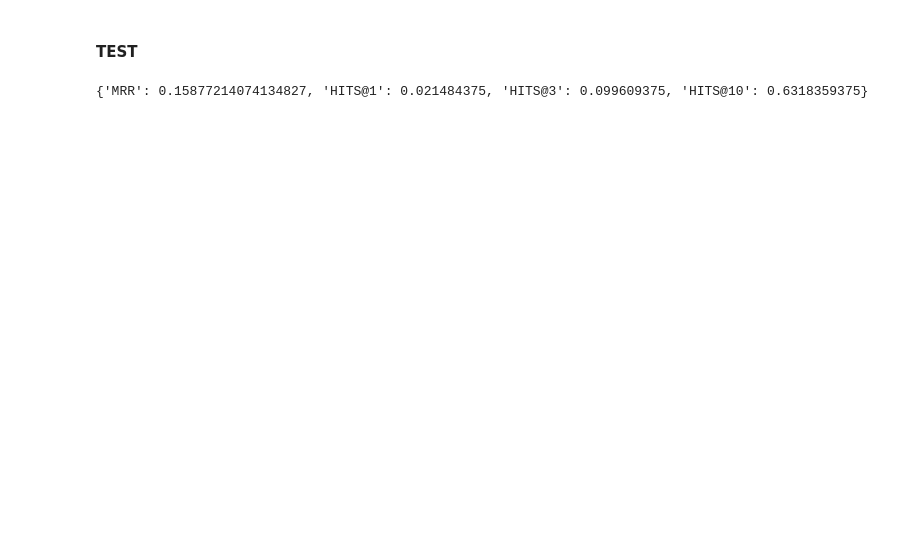
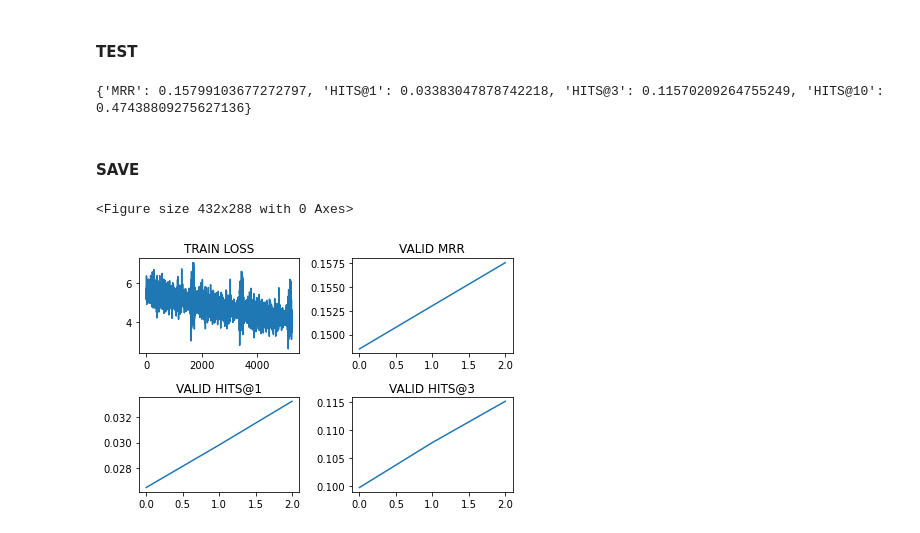
Before and after one commit to eegoro/KGE_link_prediction, a Jupyter notebook: model.ipynb, the cells around one changed output. Drawn from its saved outputs; the diff is of its cells as text; code cells hidden in the pictures; blank space fills up the shorter version.

```diff
--- a/model.ipynb
+++ b/model.ipynb
@@ -18,11 +18,11 @@ import json
 import time
 import os
 # %%
-EPOCH = 5
+EPOCH = 3
 BATCH_SIZE = 1024
 BATCH_SIZE_TEST = 1024
-VALIDATION_INTERVAL = 100
-SAVE_ITERATION = 100
+VALIDATION_INTERVAL = 1024
+SAVE_ITERATION = 20000
 EMBEDDING_SIZE = 10
 GAMMA = 12
 LEARNING_RATE = 0.0001
@@ -338,6 +305,7 @@ for num_epoch in (range(EPOCH)):
 #### TEST
 # %%
 mrr_test, hits1_test, hits3_test, hits10_test = [], [], [], []
+metrics = []
 
 test_loader=DataLoader(KGEDataset(test,mode='test'),batch_size=BATCH_SIZE_TEST,shuffle=False,num_workers=NUM_WORKERS)
 for test_values in test_loader:
@@ -353,25 +321,47 @@ for test_values in test_loader:
 
         with torch.no_grad():
                     positive_score, negative_tail_score, negative_head_score = kge_model(head, tail, relation, neg_head, neg_tail)
+                    metrics.append([metric.mean() for metric in kge_model.evaluator.eval({'y_pred_pos': positive_score, 'y_pred_neg': torch.cat((negative_tail_score,negative_head_score), dim=1)})])
 
-                    mrr_mean, hits1_mean, hits3_mean, hits10_mean = [metric.mean() for metric in kge_model.evaluator.eval({'y_pred_pos': positive_score, 'y_pred_neg': torch.cat((negative_tail_score,negative_head_score), dim=1)})]
-
-                    mrr_test.append(mrr_mean)
-                    hits1_test.append(hits1_mean)
-                    hits3_test.append(hits3_mean)
-                    hits10_test.append(hits10_mean)
-
-dict_metrics = {'MRR': float(torch.tensor(mrr_test).mean()),
-                'HITS@1': float(torch.tensor(hits1_test).mean()),
-                'HITS@3': float(torch.tensor(hits3_test).mean()),
-                'HITS@10': float(torch.tensor(hits10_test).mean())}
+metrics = torch.tensor(metrics).mean(0)
+dict_metrics = {'MRR': float(metrics[0]),
+                'HITS@1': float(metrics[1]),
+                'HITS@3': float(metrics[2]),
+                'HITS@10': float(metrics[3])}
 
 with open(NAME_PATH+'//metrics.txt', 'w') as var_file:
             json.dump(dict_metrics, var_file)
 
 print(dict_metrics)
 # %% [output]
-{'MRR': 0.15877214074134827, 'HITS@1': 0.021484375, 'HITS@3': 0.099609375, 'HITS@10': 0.6318359375}
+{'MRR': 0.15799103677272797, 'HITS@1': 0.03383047878742218, 'HITS@3': 0.11570209264755249, 'HITS@10': 0.47438809275627136}
+# %% [markdown]
+#### SAVE
+# %%
+torch.save(kge_model.state_dict(), NAME_PATH+'//model')
+torch.save(list(torch.tensor(log)), NAME_PATH+'//loss.pt')
+torch.save(mrr, NAME_PATH+'//mrr.pt')
+
+plt.clf()
+figure, axis = plt.subplots(2, 2)
+axis[0,0].plot(torch.tensor(log))
+axis[0,0].set_title("TRAIN LOSS")
+
+axis[0,1].plot(mrr)
+axis[0,1].set_title("VALID MRR")
+
+axis[1,0].plot(hits1)
+axis[1,0].set_title("VALID HITS@1")
+
+axis[1,1].plot(hits3)
+axis[1,1].set_title("VALID HITS@3")
+
+figure.tight_layout()
+
+plt.savefig(NAME_PATH+'//result.png', dpi=300, facecolor='w', edgecolor='w')
+# %% [output]
+<Figure size 432x288 with 0 Axes>
+[figure, added]
 # %%
 # # Чтение
 # with open('file.txt', 'r') as file:
```
Also changed, not shown: parts of 1 cell of this notebook.
